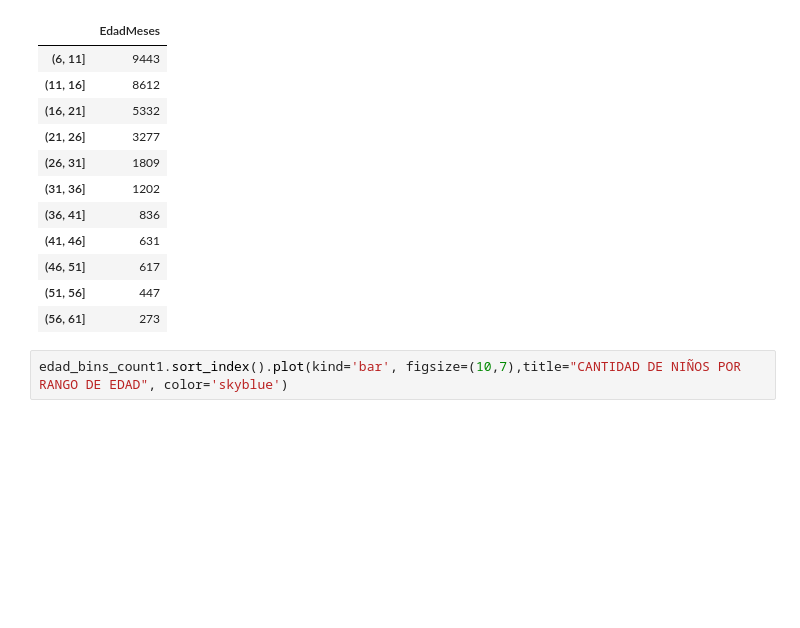
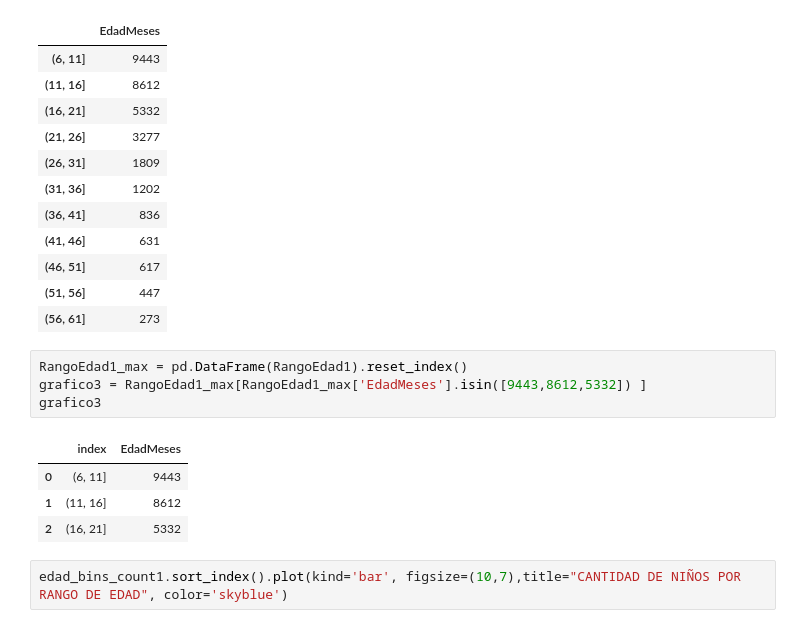
Before and after one commit to ErikssonLlamocca/ProyecBootcampPy, a Jupyter notebook: Proyec1/dataAnemia.ipynb, the cells around one changed output. Saved outputs shown, nothing was run; the diff lists cells and outputs as text; blank space fills up the shorter version.

```diff
--- a/Proyec1/dataAnemia.ipynb
+++ b/Proyec1/dataAnemia.ipynb
@@ -346,6 +334,15 @@ RangoEdad1
 | (46, 51] | 617 |
 | (51, 56] | 447 |
 | (56, 61] | 273 |
+# %%
+RangoEdad1_max = pd.DataFrame(RangoEdad1).reset_index()
+grafico3 = RangoEdad1_max[RangoEdad1_max['EdadMeses'].isin([9443,8612,5332]) ]
+grafico3
+# %% [output]
+|  | index | EdadMeses |
+| 0 | (6, 11] | 9443 |
+| 1 | (11, 16] | 8612 |
+| 2 | (16, 21] | 5332 |
 # %%
 edad_bins_count1.sort_index().plot(kind='bar', figsize=(10,7),title="CANTIDAD DE NIÑOS POR RANGO DE EDAD", color='skyblue')
 # %% [output]
```
Also changed, not shown: parts of 19 cells of this notebook.
